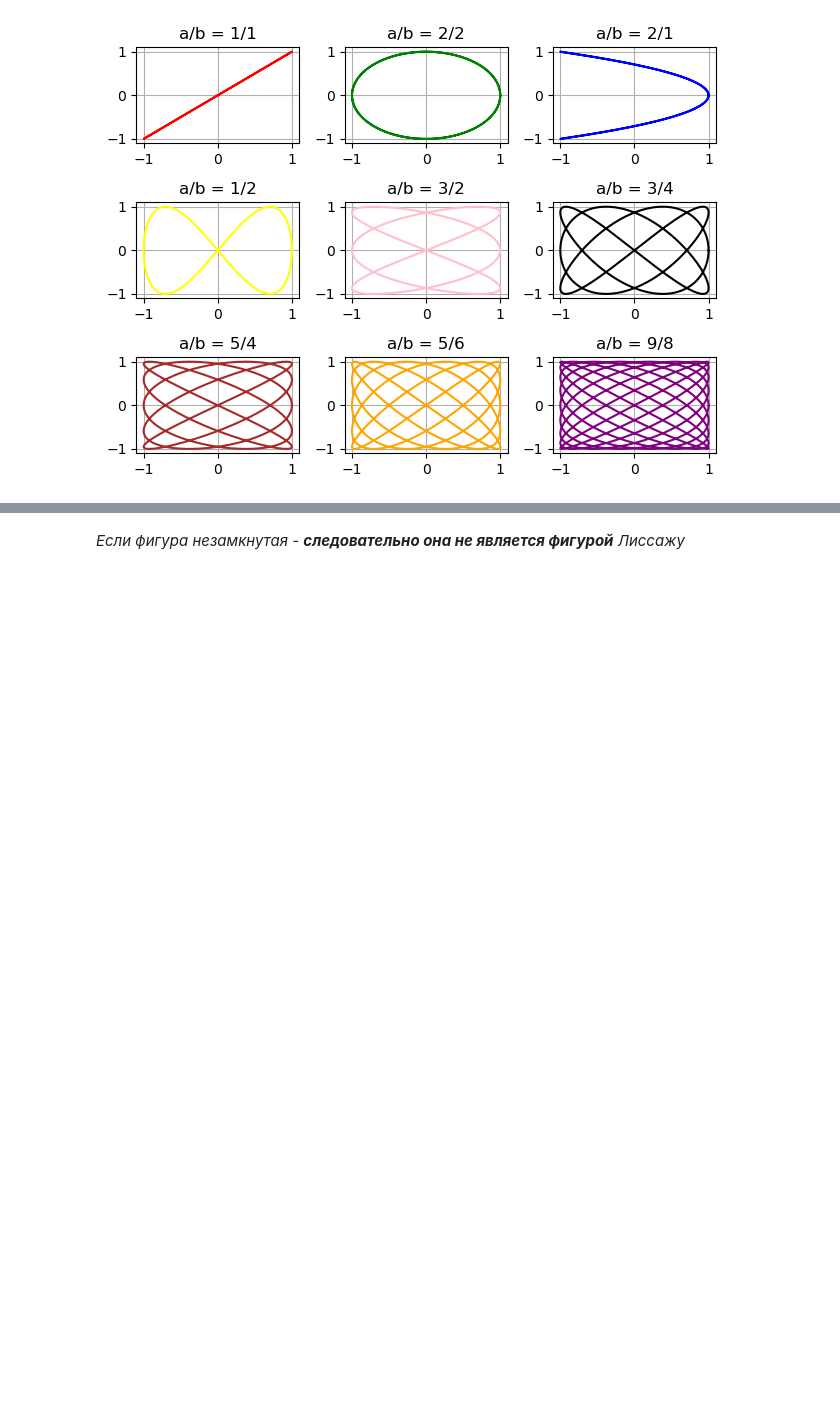
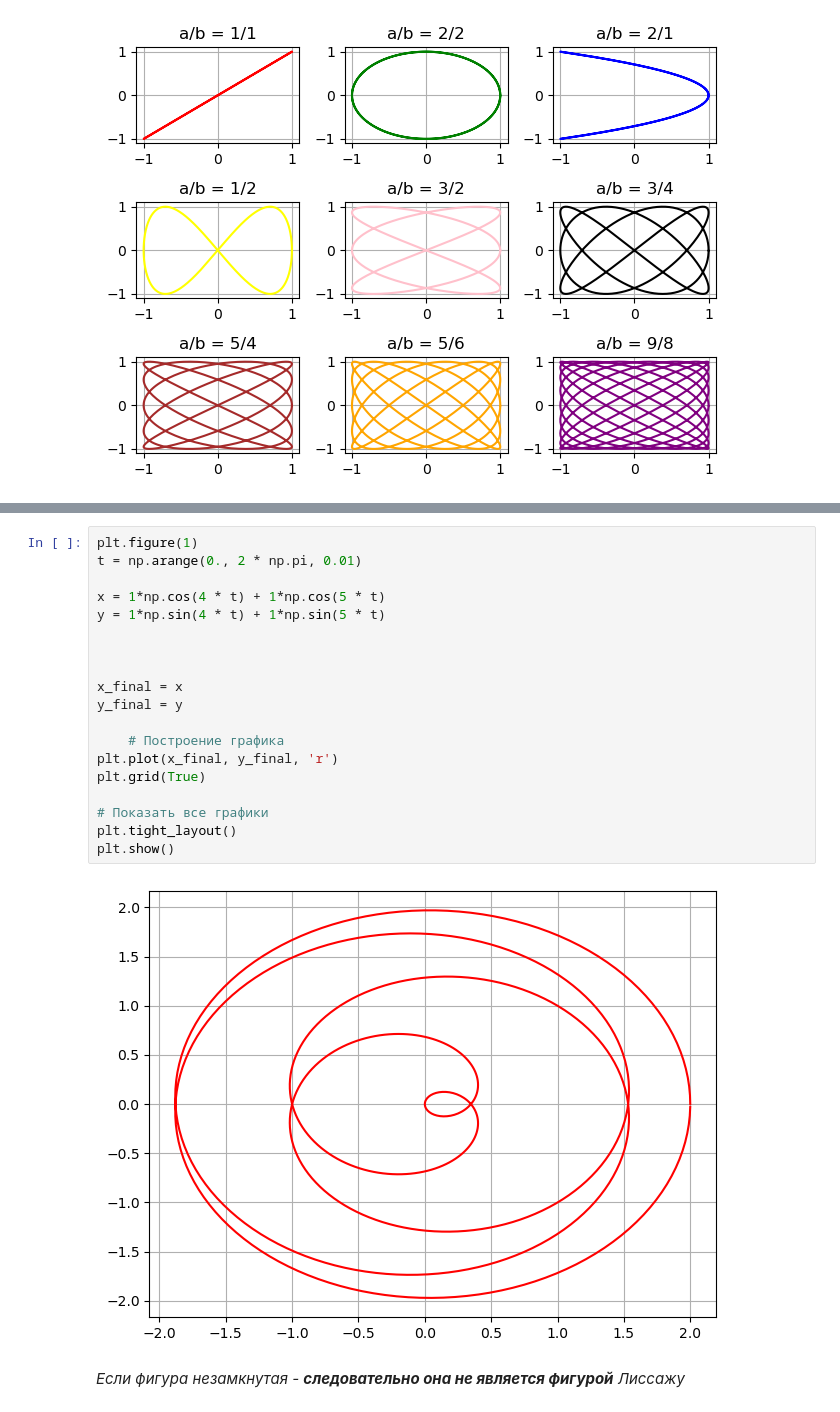
Before and after one commit to sematimohin/ProjectLaser, a Jupyter notebook: Modeling/figures_lissagu.ipynb, the cells around one changed output, grey strips where cells are left out. Drawn from its saved outputs; the diff is of its cells as text; blank space fills up the shorter version.

```diff
--- a/Modeling/figures_lissagu.ipynb
+++ b/Modeling/figures_lissagu.ipynb
@@ -100,3 +100,24 @@ plt.show()
+# %%
+plt.figure(1)
+t = np.arange(0., 2 * np.pi, 0.01)
+
+x = 1*np.cos(4 * t) + 1*np.cos(5 * t)
+y = 1*np.sin(4 * t) + 1*np.sin(5 * t)
+
+
+
+x_final = x
+y_final = y
+
+    # Построение графика
+plt.plot(x_final, y_final, 'r')
+plt.grid(True)
+
+# Показать все графики
+plt.tight_layout()
+plt.show()
+# %% [output]
+[figure, added]
 # %% [markdown]
 *Если фигура незамкнутая - __следовательно она не является фигурой__ Лиссажу*
 # %% [markdown]
```
Also changed, not shown: parts of 3 cells of this notebook, 53 other files.
